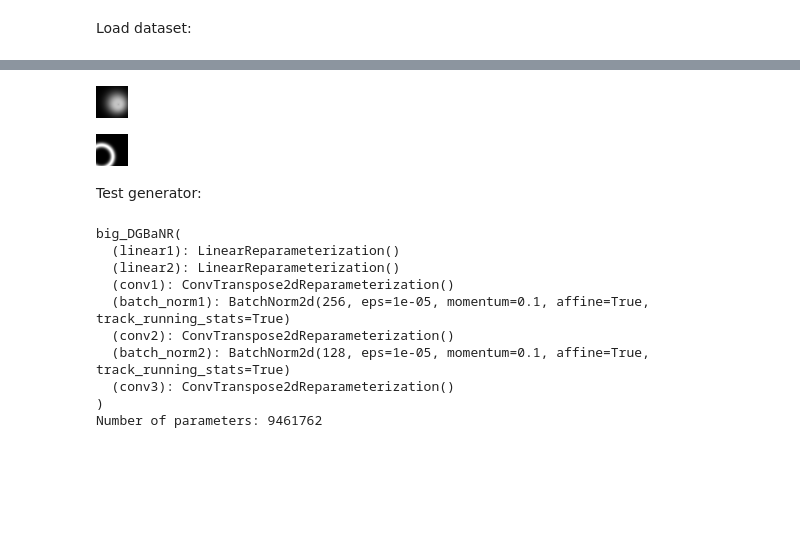
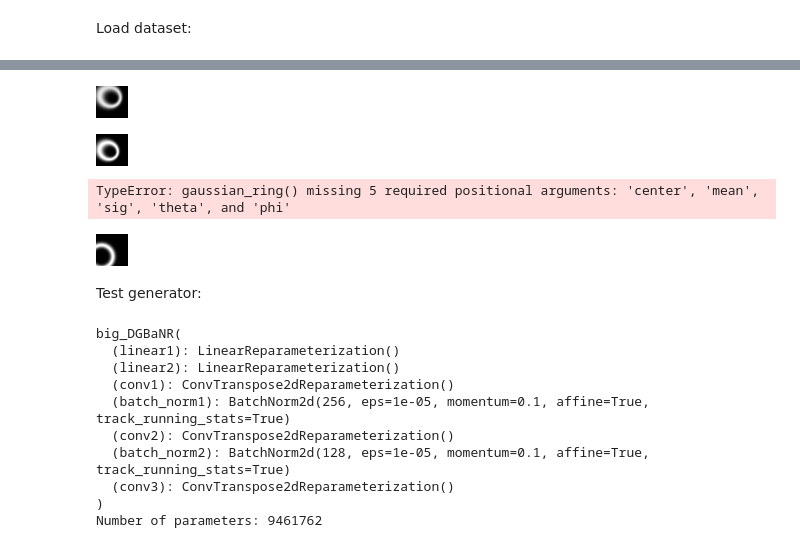
Before and after one commit to Bloomistell/DGBaN, a Jupyter notebook: test_model.ipynb, the cells around one changed output, grey strips where cells are left out. Saved outputs shown, nothing was run; the diff lists cells and outputs as text; code cells hidden in the pictures; blank space fills up the shorter version.

Commit message:
pattern ring dataset

```diff
--- a/test_model.ipynb
+++ b/test_model.ipynb
@@ -20,10 +28,20 @@ Load dataset:
 # %%
 data_gen = pattern_randomized_ring_dataset(N=32)
 features, imgs = data_gen.generate_dataset(data_size=100, seed=42, device='cpu', test_return=True)
+# %%
+Image.fromarray((imgs[np.random.choice(100)] * 255).astype(np.uint8))
+# %% [output]
+[figure, added]
 # %%
-Image.fromarray((imgs[50] * 255).astype(np.uint8))
+Image.fromarray((noise[5] * 255).astype(np.uint8))
 # %% [output]
-[figure, old version]
+[figure, new version]
+# %%
+img = data_gen.gaussian_ring(100)[0][np.random.choice(100)]
+print(img.min(), img.max())
+Image.fromarray(((img - img.min()) * 255 / (img.max() - img.min())).astype(np.uint8))
+# %% [output]
+TypeError: gaussian_ring() missing 5 required positional arguments: 'center', 'mean', 'sig', 'theta', and 'phi'
 # %%
 gaussian_ring, center, mean, sig = data_gen.gaussian_ring(1)
 gaussian_ring, center, mean, sig = gaussian_ring[0], center[0], mean[0], sig[0]
```
Also changed, not shown: parts of 1 cell of this notebook, 4 other files.
